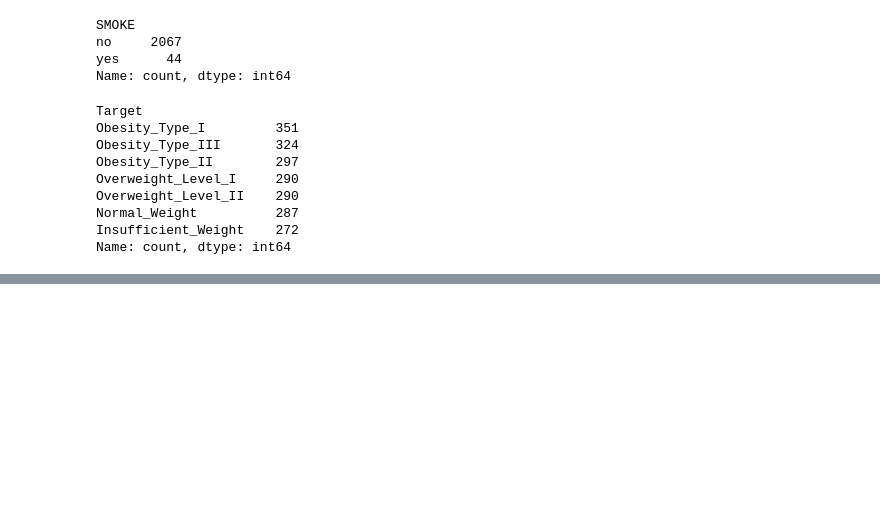
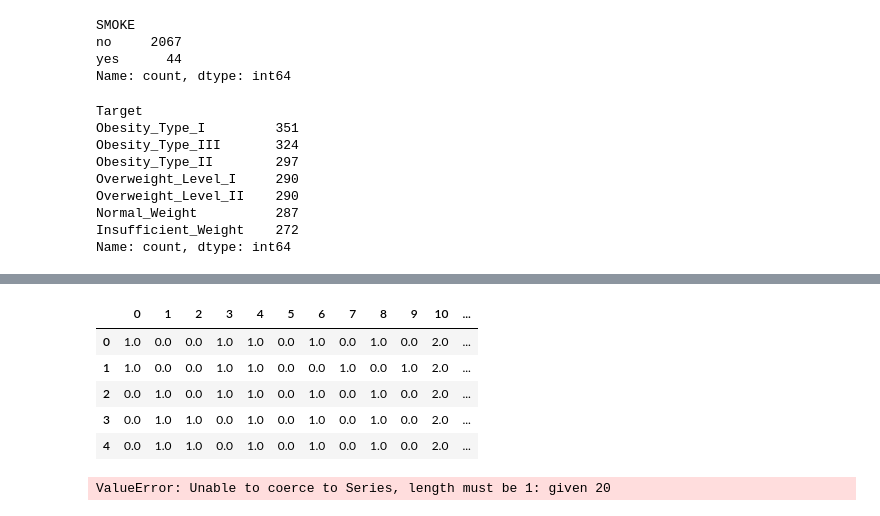
Before and after one commit to Dagon8523/Proyecto-Obesidad, a Jupyter notebook: Proyecto.ipynb, the cells around one changed output, grey strips where cells are left out. Saved outputs shown, nothing was run; the diff lists cells and outputs as text; code cells hidden in the pictures; blank space fills up the shorter version.

```diff
--- a/Proyecto.ipynb
+++ b/Proyecto.ipynb
@@ -411,0 +431,26 @@ BD_Obesity_Categ_data.head(50)
+# %%
+from sklearn.pipeline import Pipeline
+from sklearn.compose import ColumnTransformer
+from sklearn.impute import SimpleImputer
+from sklearn.preprocessing import OneHotEncoder, OrdinalEncoder, TargetEncoder, StandardScaler, MinMaxScaler, LabelEncoder
+
+
+ohe=OneHotEncoder(sparse_output=False)
+ord=OrdinalEncoder()
+te=TargetEncoder()
+ss=StandardScaler()
+mm=MinMaxScaler()
+
+cat_pipe_ohe = Pipeline(steps=[('imputer', imputer_categoricas),('encoder', ohe)])
+cat_pipe_ord = Pipeline(steps=[('imputer',imputer_categoricas), ('encoder',ord)])
+cat_pipe_te = Pipeline(steps=[('imputer', imputer_categoricas), ('encoder',te)])
+
+num_pipe_ss = Pipeline(steps=[('imputer', imputer_numericas),('encoder' , ss)])
+num_pipe_mm = Pipeline(steps=[('imputer', imputer_numericas),('encoder',mm)])
+
+preprocessor = ColumnTransformer(transformers=[('cat_ohe', cat_pipe_ohe , OHE_COLS),
+                                               ('cat_ord',cat_pipe_ord,ORD_COLS),
+                                               ('cat_te', cat_pipe_te, TE_COLS),
+                                               ('num_ss',num_pipe_ss,SS_COlS),
+                                               ('num_mm',num_pipe_mm,MM_COLS)
+                                               ])
@@ -411,0 +479,5 @@ BD_Obesity_Categ_data.head(50)
+# %%
+pd.set_option('display.max.columns' , None)
+
+BD_Obesity_Procesada_arr = preprocessor.fit_transform(BD_Obesity[OHE_COLS+ORD_COLS+TE_COLS+SS_COlS+MM_COLS], BD_Obesity_y)
+BD_Obesity_Procesada = pd.DataFrame(BD_Obesity_Procesada_arr)
@@ -411,0 +512,15 @@ BD_Obesity_Categ_data.head(50)
+# %%
+BD_Obesity_Procesada.head()
+# %% [output]
+|  | 0 | 1 | 2 | 3 | 4 | 5 | 6 | 7 | 8 | 9 | 10 | ... |
+| 0 | 1.0 | 0.0 | 0.0 | 1.0 | 1.0 | 0.0 | 1.0 | 0.0 | 1.0 | 0.0 | 2.0 | ... |
+| 1 | 1.0 | 0.0 | 0.0 | 1.0 | 1.0 | 0.0 | 0.0 | 1.0 | 0.0 | 1.0 | 2.0 | ... |
+| 2 | 0.0 | 1.0 | 0.0 | 1.0 | 1.0 | 0.0 | 1.0 | 0.0 | 1.0 | 0.0 | 2.0 | ... |
+| 3 | 0.0 | 1.0 | 1.0 | 0.0 | 1.0 | 0.0 | 1.0 | 0.0 | 1.0 | 0.0 | 2.0 | ... |
+| 4 | 0.0 | 1.0 | 1.0 | 0.0 | 1.0 | 0.0 | 1.0 | 0.0 | 1.0 | 0.0 | 2.0 | ... |
+# %%
+BD_Obesity_Procesada.columns = preprocessor.transformers_[0][1]['encoder'].get_feature_names_out().tolist() +\
+                        ORD_COLS + TE_COLS + SS_COlS + MM_COLS
+BD_Obesity_Procesada.head()
+# %% [output]
+ValueError: Unable to coerce to Series, length must be 1: given 20
```
Also changed, not shown: parts of 11 cells of this notebook, 1 other file.
